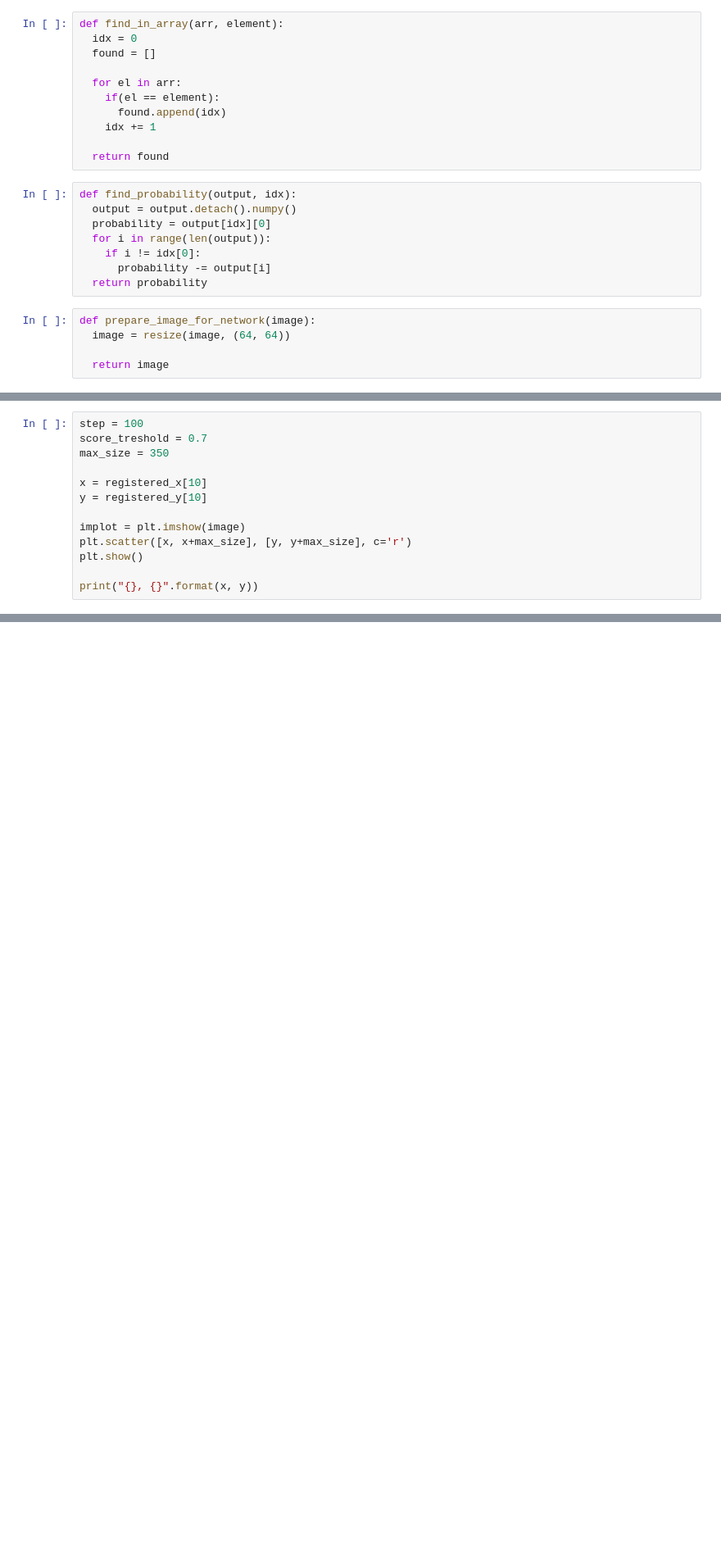
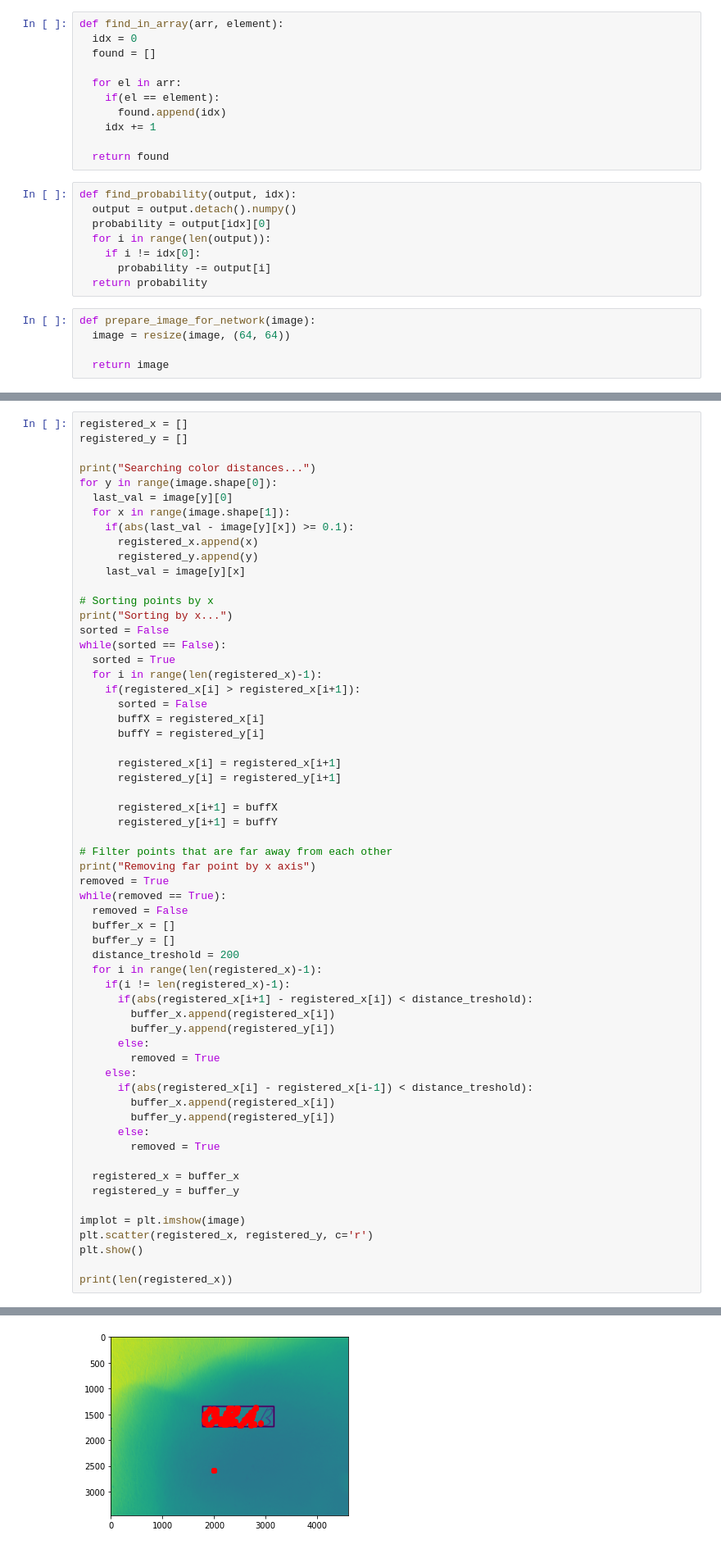
Before and after one commit to PauliusMilmantas/Lithuanian_OCR, a Jupyter notebook: Code/Detection.ipynb, the cells around one changed output, grey strips where cells are left out. Shown: that part at 82% size. Cells and saved outputs as stored; diff of their text form; blank space fills up the shorter version.

```diff
--- a/Code/Detection.ipynb
+++ b/Code/Detection.ipynb
@@ -164,13 +136,0 @@ class Letter():
-# %%
-step = 100
-score_treshold = 0.7
-max_size = 350
-
-x = registered_x[10]
-y = registered_y[10]
-
-implot = plt.imshow(image)
-plt.scatter([x, x+max_size], [y, y+max_size], c='r')
-plt.show()
-
-print("{}, {}".format(x, y))
@@ -183,0 +137,61 @@ NameError: ignored
+# %%
+registered_x = []
+registered_y = []
+
+print("Searching color distances...")
+for y in range(image.shape[0]):
+  last_val = image[y][0]
+  for x in range(image.shape[1]):
+    if(abs(last_val - image[y][x]) >= 0.1):
+      registered_x.append(x)
+      registered_y.append(y)
+    last_val = image[y][x]
+
+# Sorting points by x
+print("Sorting by x...")
+sorted = False
+while(sorted == False):
+  sorted = True
+  for i in range(len(registered_x)-1):
+    if(registered_x[i] > registered_x[i+1]):
+      sorted = False
+      buffX = registered_x[i]
+      buffY = registered_y[i]
+
+      registered_x[i] = registered_x[i+1]
+      registered_y[i] = registered_y[i+1]
+
+      registered_x[i+1] = buffX
+      registered_y[i+1] = buffY
+
+# Filter points that are far away from each other
+print("Removing far point by x axis")
+removed = True
+while(removed == True):
+  removed = False
+  buffer_x = []
+  buffer_y = []
+  distance_treshold = 200
+  for i in range(len(registered_x)-1):
+    if(i != len(registered_x)-1):
+      if(abs(registered_x[i+1] - registered_x[i]) < distance_treshold):
+        buffer_x.append(registered_x[i])
+        buffer_y.append(registered_y[i])
+      else:
+        removed = True
+    else:
+      if(abs(registered_x[i] - registered_x[i-1]) < distance_treshold):
+        buffer_x.append(registered_x[i])
+        buffer_y.append(registered_y[i])
+      else:
+        removed = True
+
+  registered_x = buffer_x
+  registered_y = buffer_y
+
+implot = plt.imshow(image)
+plt.scatter(registered_x, registered_y, c='r')
+plt.show()
+
+print(len(registered_x))
+# %% [output]
@@ -183,0 +201 @@ NameError: ignored
+[figure, added]
```
Also changed, not shown: parts of 9 cells of this notebook.
